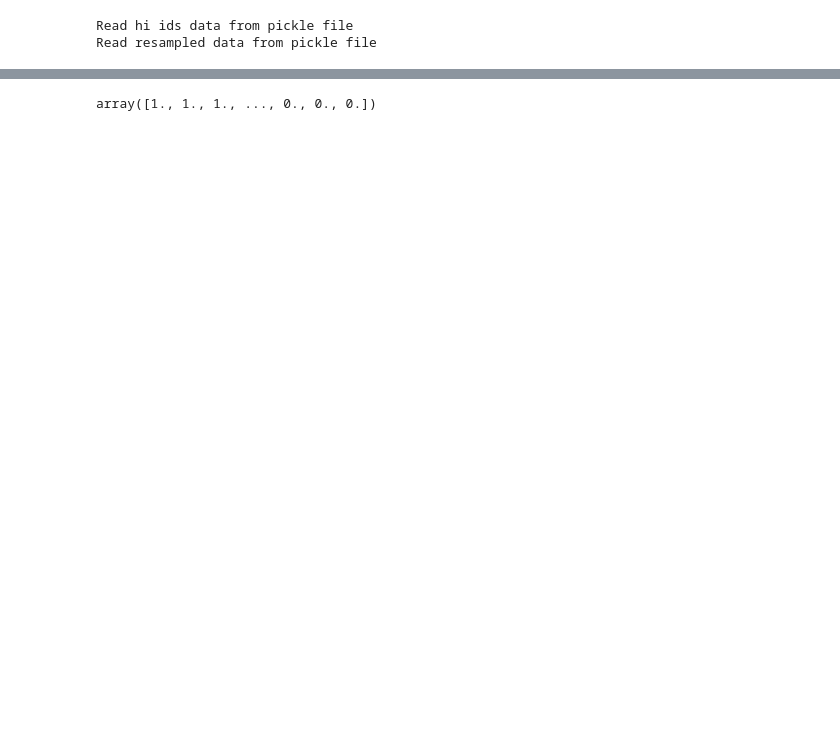
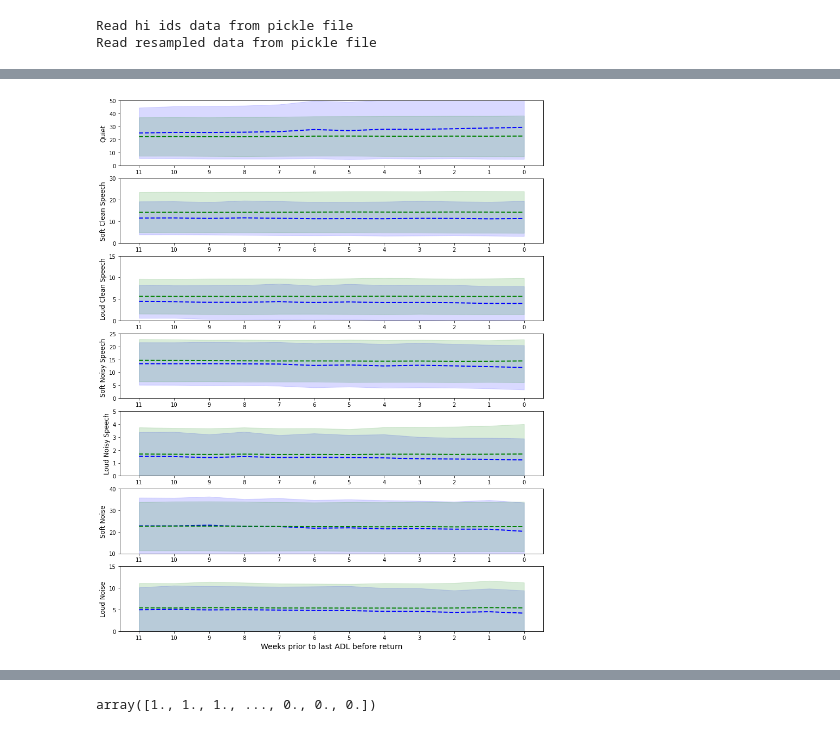
Before and after one commit to tobiaspiechowiak/HA-data-logging, a Jupyter notebook: Detecting_returns_with_5_predictors.ipynb, the cells around one changed output, grey strips where cells are left out. Drawn from its saved outputs; the diff is of its cells as text; code cells hidden in the pictures; blank space fills up the shorter version.

```diff
--- a/Detecting_returns_with_5_predictors.ipynb
+++ b/Detecting_returns_with_5_predictors.ipynb
@@ -329,0 +885,87 @@ Text(0, 0.5, 'Number of \n re-boots')
+# %%
+#now for the environments
+fig, ax = plt.subplots(7,1, figsize = (14,18))
+
+#env0
+idx = 0
+ax[idx].plot(mean1[idx + 5] , color = 'b',linewidth = 2, linestyle = '--')
+ax[idx].plot(mean2[idx + 5] , color = 'g', linewidth = 2, linestyle = '--')
+ax[idx].fill_between(range(0,12), mean1[idx + 5]-std1[idx + 5], mean1[idx + 5] + std1[idx + 5], alpha = 0.15, color = 'b')
+ax[idx].fill_between(range(0,12), mean2[idx + 5]-std2[idx + 5], mean2[idx + 5] + std2[idx + 5], alpha = 0.15, color = 'g')
+ax[idx].set_xticks([0, 1, 2, 3, 4, 5, 6, 7, 8, 9, 10, 11])
+ax[idx].set_xticklabels([11, 10, 9, 8, 7, 6, 5,4,3,2,1,0])
+ax[idx].set_ylim([0, 50])
+ax[idx].set_ylabel('Quiet', fontsize = 12)
+
+
+
+#env1
+idx = 1
+ax[idx].plot(mean1[idx + 5], color = 'b',linewidth = 2, linestyle = '--')
+ax[idx].plot(mean2[idx + 5], color = 'g', linewidth = 2, linestyle = '--')
+ax[idx].fill_between(range(0,12), mean1[idx + 5]-std1[idx + 5], mean1[idx + 5] + std1[idx + 5], alpha = 0.15, color = 'b')
+ax[idx].fill_between(range(0,12), mean2[idx + 5]-std2[idx + 5], mean2[idx + 5] + std2[idx + 5], alpha = 0.15, color = 'g')
+ax[idx].set_xticks([0, 1, 2, 3, 4, 5, 6, 7, 8, 9, 10, 11])
+ax[idx].set_xticklabels([11, 10, 9, 8, 7, 6, 5,4,3,2,1,0])
+ax[idx].set_ylim([0, 30])
+ax[idx].set_ylabel('Soft Clean Speech', fontsize = 12)
+
+#env2
+idx = 2
+ax[idx].plot(mean1[idx + 5], color = 'b',linewidth = 2, linestyle = '--')
+ax[idx].plot(mean2[idx + 5], color = 'g', linewidth = 2, linestyle = '--')
+ax[idx].fill_between(range(0,12), mean1[idx + 5]-std1[idx + 5], mean1[idx + 5] + std1[idx + 5], alpha = 0.15, color = 'b')
+ax[idx].fill_between(range(0,12), mean2[idx + 5]-std2[idx + 5], mean2[idx + 5] + std2[idx + 5], alpha = 0.15, color = 'g')
+ax[idx].set_xticks([0, 1, 2, 3, 4, 5, 6, 7, 8, 9, 10, 11])
+ax[idx].set_xticklabels([11, 10, 9, 8, 7, 6, 5,4,3,2,1,0])
+ax[idx].set_ylim([0, 15])
+ax[idx].set_ylabel('Loud Clean Speech', fontsize = 12)
+
+#env3
+idx = 3
+ax[idx].plot(mean1[idx + 5], color = 'b',linewidth = 2, linestyle = '--')
+ax[idx].plot(mean2[idx + 5], color = 'g', linewidth = 2, linestyle = '--')
+ax[idx].fill_between(range(0,12), mean1[idx + 5]-std1[idx + 5], mean1[idx + 5] + std1[idx + 5], alpha = 0.15, color = 'b')
+ax[idx].fill_between(range(0,12), mean2[idx + 5]-std2[idx + 5], mean2[idx + 5] + std2[idx + 5], alpha = 0.15, color = 'g')
+ax[idx].set_xticks([0, 1, 2, 3, 4, 5, 6, 7, 8, 9, 10, 11])
+ax[idx].set_xticklabels([11, 10, 9, 8, 7, 6, 5,4,3,2,1,0])
+ax[idx].set_ylim([0, 25])
+ax[idx].set_ylabel('Soft Noisy Speech ', fontsize = 12)
+
+
+#env4
+idx = 4
+ax[idx].plot(mean1[idx + 5], color = 'b',linewidth = 2, linestyle = '--')
+ax[idx].plot(mean2[idx + 5], color = 'g', linewidth = 2, linestyle = '--')
+ax[idx].fill_between(range(0,12), mean1[idx + 5]-std1[idx + 5], mean1[idx + 5] + std1[idx + 5], alpha = 0.15, color = 'b')
+ax[idx].fill_between(range(0,12), mean2[idx + 5]-std2[idx + 5], mean2[idx + 5] + std2[idx + 5], alpha = 0.15, color = 'g')
+ax[idx].set_xticks([0, 1, 2, 3, 4, 5, 6, 7, 8, 9, 10, 11])
+ax[idx].set_xticklabels([11, 10, 9, 8, 7, 6, 5,4,3,2,1,0])
+ax[idx].set_ylim([0, 5])
+ax[idx].set_ylabel('Loud Noisy Speech', fontsize = 12)
+
+
+#env5
+idx = 5
+ax[idx].plot(mean1[idx + 5], color = 'b',linewidth = 2, linestyle = '--')
+ax[idx].plot(mean2[idx + 5], color = 'g', linewidth = 2, linestyle = '--')
+ax[idx].fill_between(range(0,12), mean1[idx + 5]-std1[idx + 5], mean1[idx + 5] + std1[idx + 5], alpha = 0.15, color = 'b')
+ax[idx].fill_between(range(0,12), mean2[idx + 5]-std2[idx + 5], mean2[idx + 5] + std2[idx + 5], alpha = 0.15, color = 'g')
+ax[idx].set_xticks([0, 1, 2, 3, 4, 5, 6, 7, 8, 9, 10, 11])
+ax[idx].set_xticklabels([11, 10, 9, 8, 7, 6, 5,4,3,2,1,0])
+ax[idx].set_ylim([10, 40])
+ax[idx].set_ylabel('Soft Noise', fontsize = 12)
+
+
+#env6
+idx = 6
+ax[idx].plot(mean1[idx + 5], color = 'b',linewidth = 2, linestyle = '--')
+ax[idx].plot(mean2[idx + 5], color = 'g', linewidth = 2, linestyle = '--')
+ax[idx].fill_between(range(0,12), mean1[idx + 5]-std1[idx + 5], mean1[idx + 5] + std1[idx + 5], alpha = 0.15, color = 'b')
+ax[idx].fill_between(range(0,12), mean2[idx + 5]-std2[idx + 5], mean2[idx + 5] + std2[idx + 5], alpha = 0.15, color = 'g')
+ax[idx].set_xticks([0, 1, 2, 3, 4, 5, 6, 7, 8, 9, 10, 11])
+ax[idx].set_xticklabels([11, 10, 9, 8, 7, 6, 5,4,3,2,1,0])
+ax[idx].set_xlabel('Weeks prior to last ADL before return',fontsize = 14)
+ax[idx].set_ylim([0, 15])
+ax[idx].set_ylabel('Loud Noise', fontsize = 12)
+# %% [output]
@@ -329,0 +973 @@ Text(0, 0.5, 'Number of \n re-boots')
+[figure, added]
```
Also changed, not shown: parts of 14 cells of this notebook, 4 other files.
